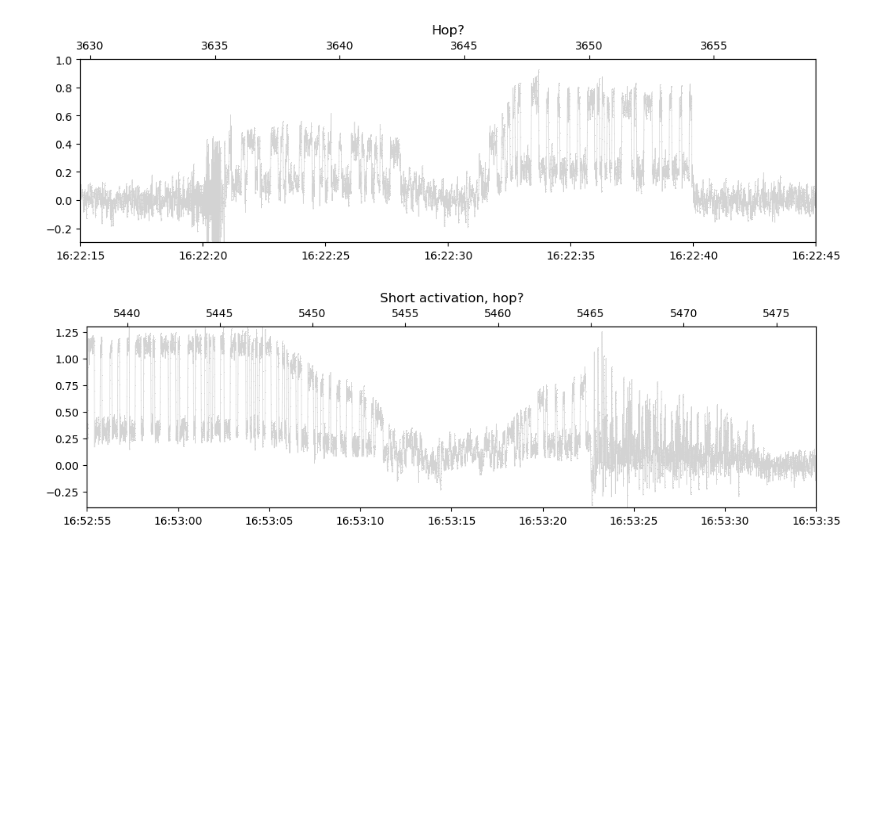
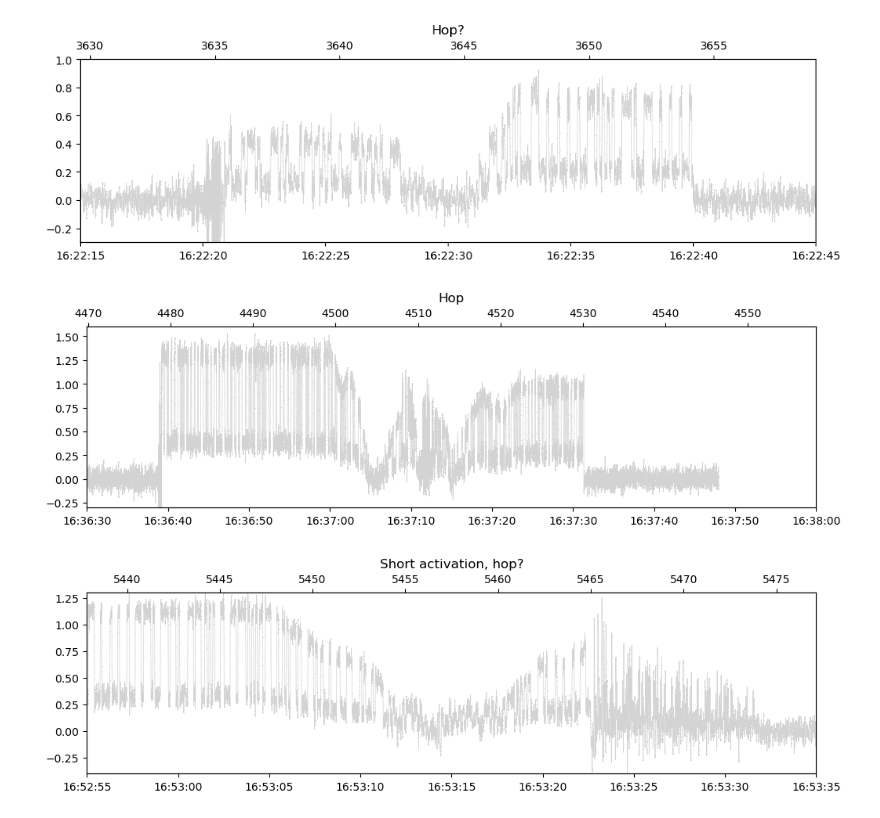
Before and after one commit to tammojan/lev1cw, a Jupyter notebook: annotate_cw.ipynb, the cells around one changed output. Saved outputs shown, nothing was run; the diff lists cells and outputs as text; code cells hidden in the pictures; blank space fills up the shorter version.

```diff
--- a/annotate_cw.ipynb
+++ b/annotate_cw.ipynb
@@ -274,6 +274,17 @@ ax.set_title("Hop?");
 ax.set_ylim(-0.3, 1.0);
 # %% [output]
 [figure]
+# %%
+%matplotlib inline
+fname = "slim_2024-01-19_16_35_35_437.410MHz_1.00Msps_ci16_le.chan0.cw.f32"
+start_time, duration_seconds, x, z = open_file(fname, cutoff=0.5)
+ax = make_plot(start_time, duration_seconds, x, None)
+ax.set_xlim(datetime(2024, 1, 19, 16, 36, 30), datetime(2024, 1, 19, 16, 38, 0))
+add_ti_axis(ax)
+ax.set_title("Hop");
+ax.set_ylim(-0.3, 1.6);
+# %% [output]
+[figure, added]
 # %%
 %matplotlib inline
 fname = "slim_2024-01-19_16_37_49_437.200MHz_1.00Msps_ci16_le.chan0.cw.f32"
```
Also changed, not shown: parts of 3 cells of this notebook, 1 other file.
